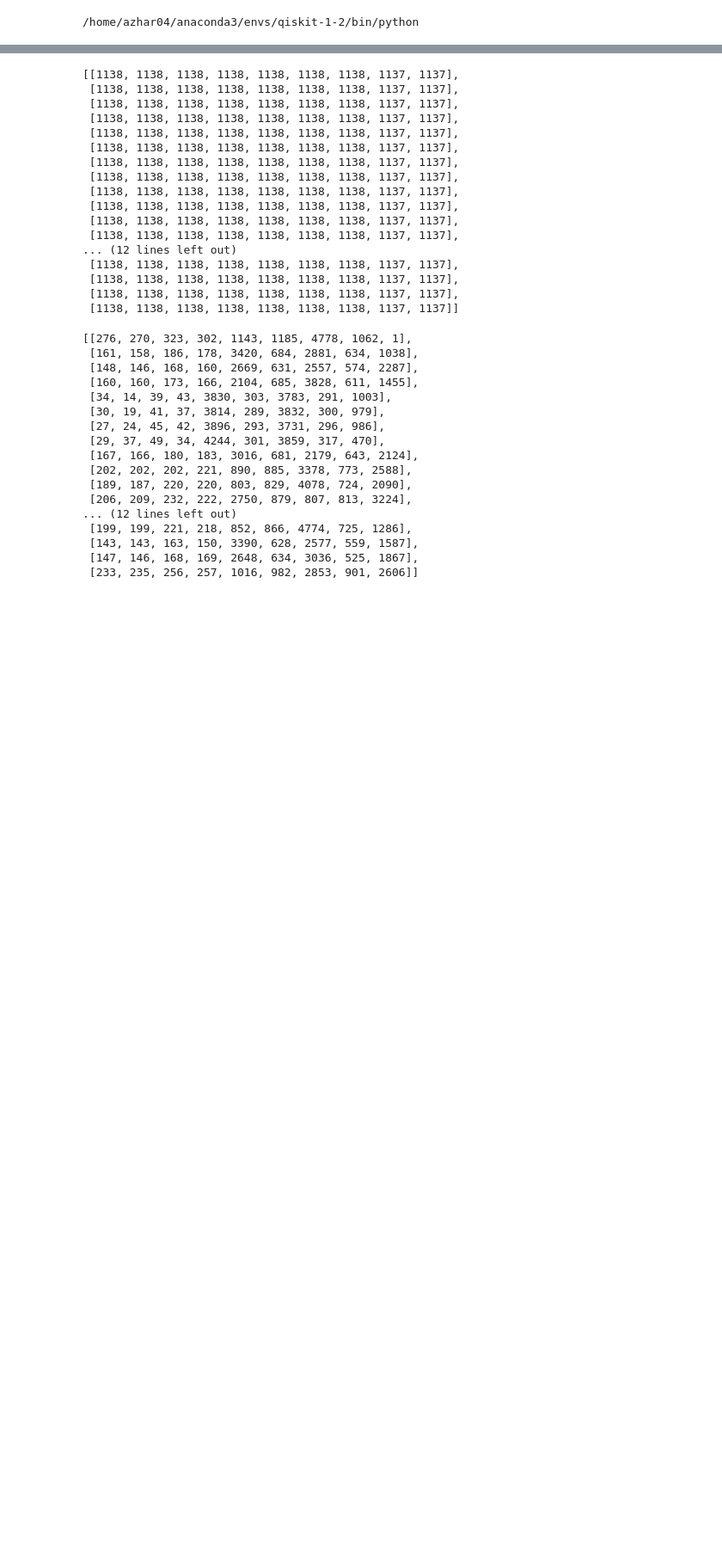
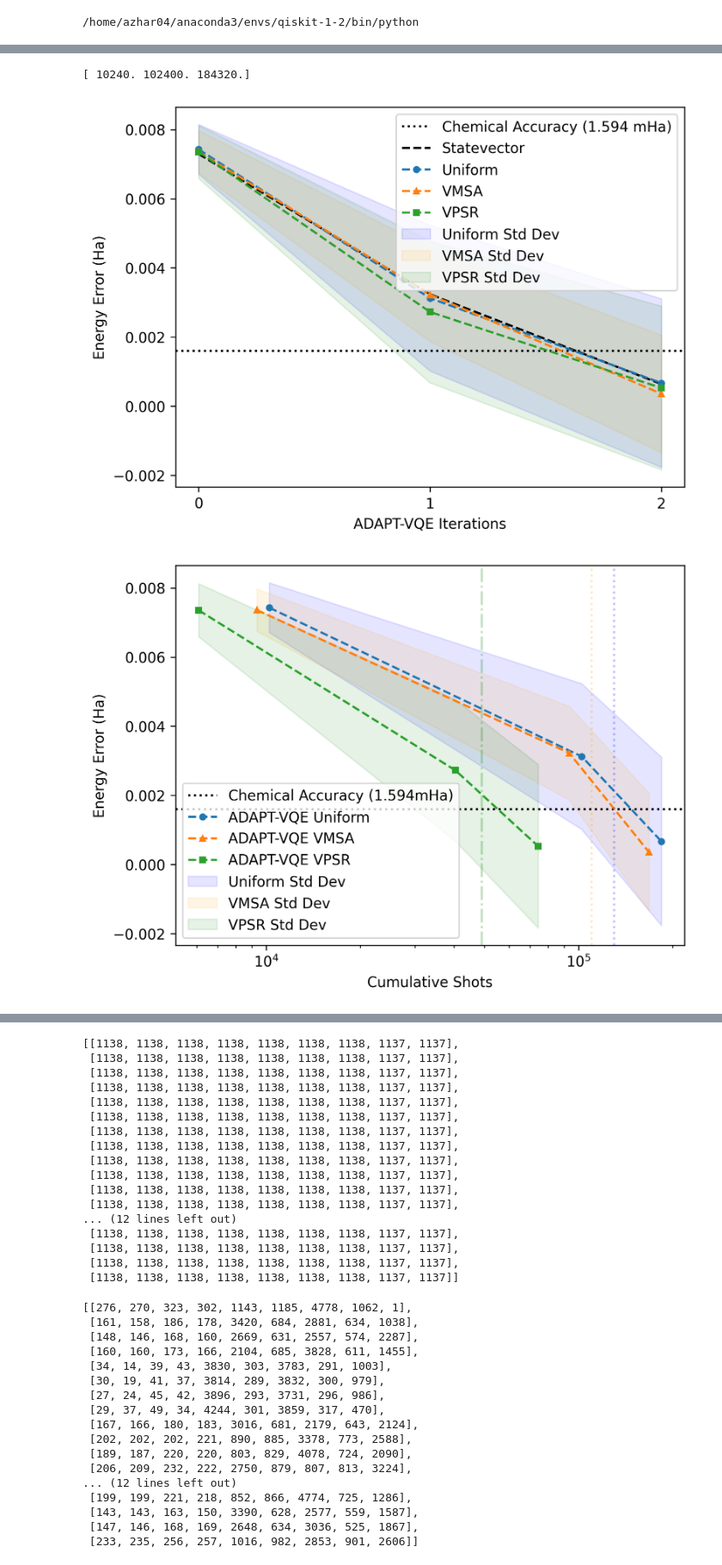
Before and after one commit to azhar-ikhtiarudin/ShotOptimization-ADAPT-VQE, a Jupyter notebook: visualization/results_lih.ipynb, the cells around one changed output, grey strips where cells are left out. Shown at 86% size. Drawn from its saved outputs; the diff is of its cells as text; code cells hidden in the pictures; blank space fills up the shorter version.

```diff
--- a/visualization/results_lih.ipynb
+++ b/visualization/results_lih.ipynb
@@ -228,0 +238,34 @@ plotErrorToCumulativeShots(data_LiH)
+# %%
+filename = '../data/data_LiH_N=10240_k=100_Nexp=100_T=010225_105755_2.json'
+
+with open(filename, 'r') as json_file:
+    data_LiH = json.load(json_file)
+
+plotErrorToAdaptIterations(data_LiH)
+
+plotErrorToCumulativeShots(data_LiH)
+
+plt.axvline(49000, color='green', linestyle='dashdot', alpha=0.25)
+plt.axvline(110000, color='orange', linestyle='dotted', alpha=0.25)
+plt.axvline(130000, color='blue', linestyle='dotted', alpha=0.25)
+
+plt.savefig('LiH_2_Iter_Shots.pdf', format='pdf',  bbox_inches='tight')
+
+
+plt.figure()
+w = 0.5
+alp = 0.4
+
+plt.bar('ADAPT-VQE Uniform', 130000, width=w, alpha=alp, color='blue')
+plt.bar('ADAPT-VQE VMSA', 110000, width=w, alpha=alp, color='orange')
+plt.bar('ADAPT-VQE VPSR', 49000, width=w, alpha=alp, color='green')
+plt.legend()
+plt.axhline()
+plt.ylabel("Number of Shots")
+plt.xlabel("Number of Shots to reach Chemical Accuracy", fontsize=13, labelpad=15)
+
+plt.savefig('LiH_3_Shots.pdf', format='pdf',  bbox_inches='tight')
+# %% [output]
+[ 10240. 102400. 184320.]
+[figure, added]
+[figure, added]
```
Also changed, not shown: parts of 14 cells of this notebook, 13 other files.
